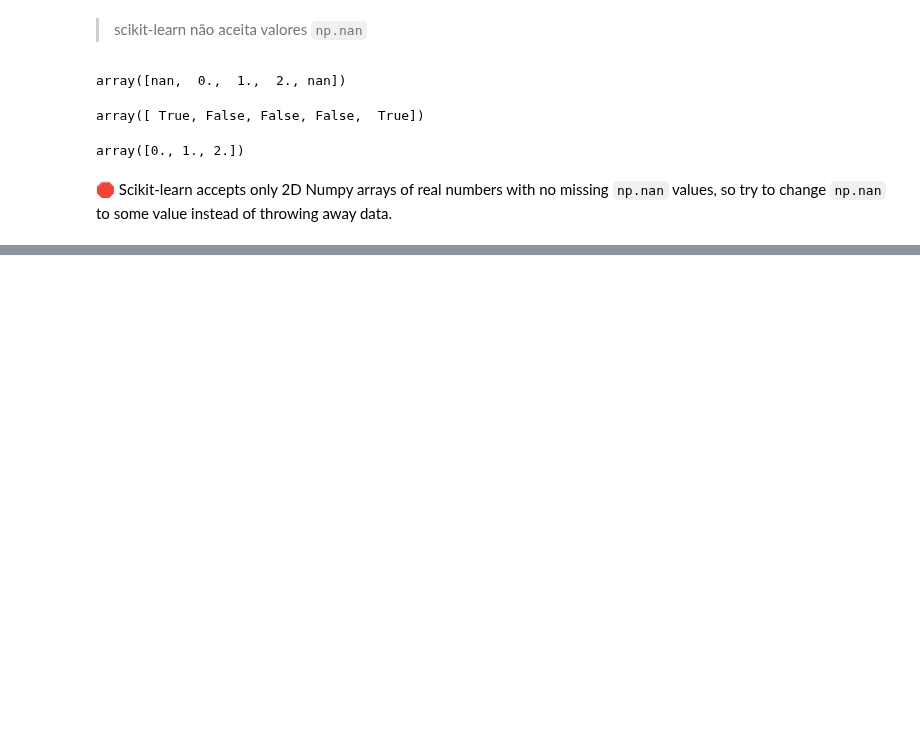
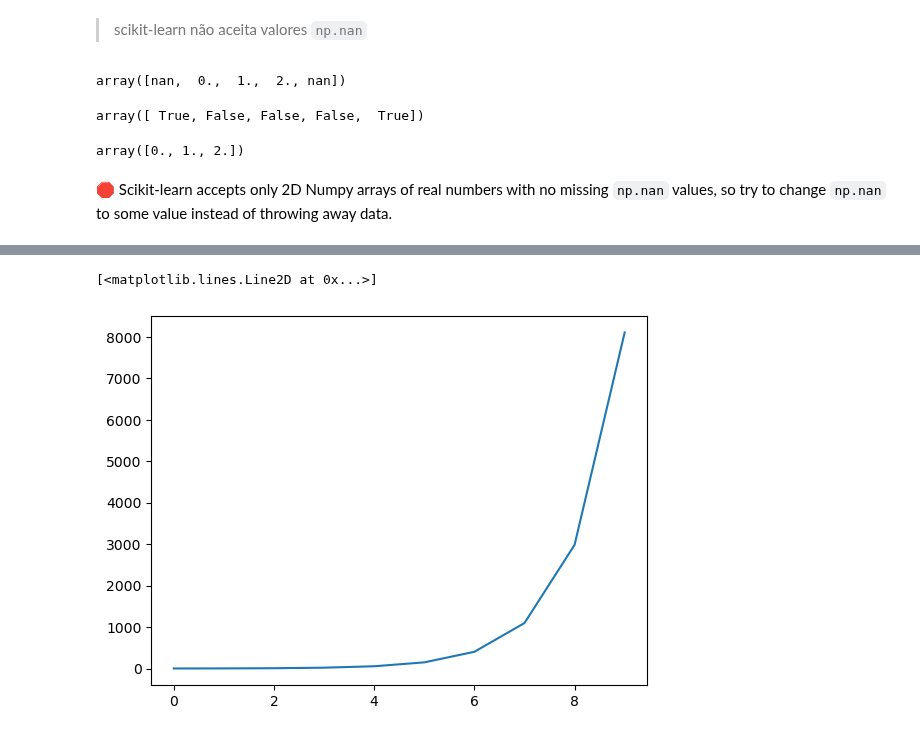
Before and after one commit to samirsaravia/AL-Calc, a Jupyter notebook: ML/scikit-learn/intro.ipynb, the cells around one changed output, grey strips where cells are left out. Drawn from its saved outputs; the diff is of its cells as text; code cells hidden in the pictures; blank space fills up the shorter version.

```diff
--- a/ML/scikit-learn/intro.ipynb
+++ b/ML/scikit-learn/intro.ipynb
@@ -189,0 +280,5 @@ array_3[np.isnan(array_3)] = 0
+# %%
+plt.plot(np.arange(10),np.exp(np.arange(10)))
+# %% [output]
+[<matplotlib.lines.Line2D at 0x...>]
+[figure, added]
```
Also changed, not shown: parts of 32 cells of this notebook, 1 other file.
